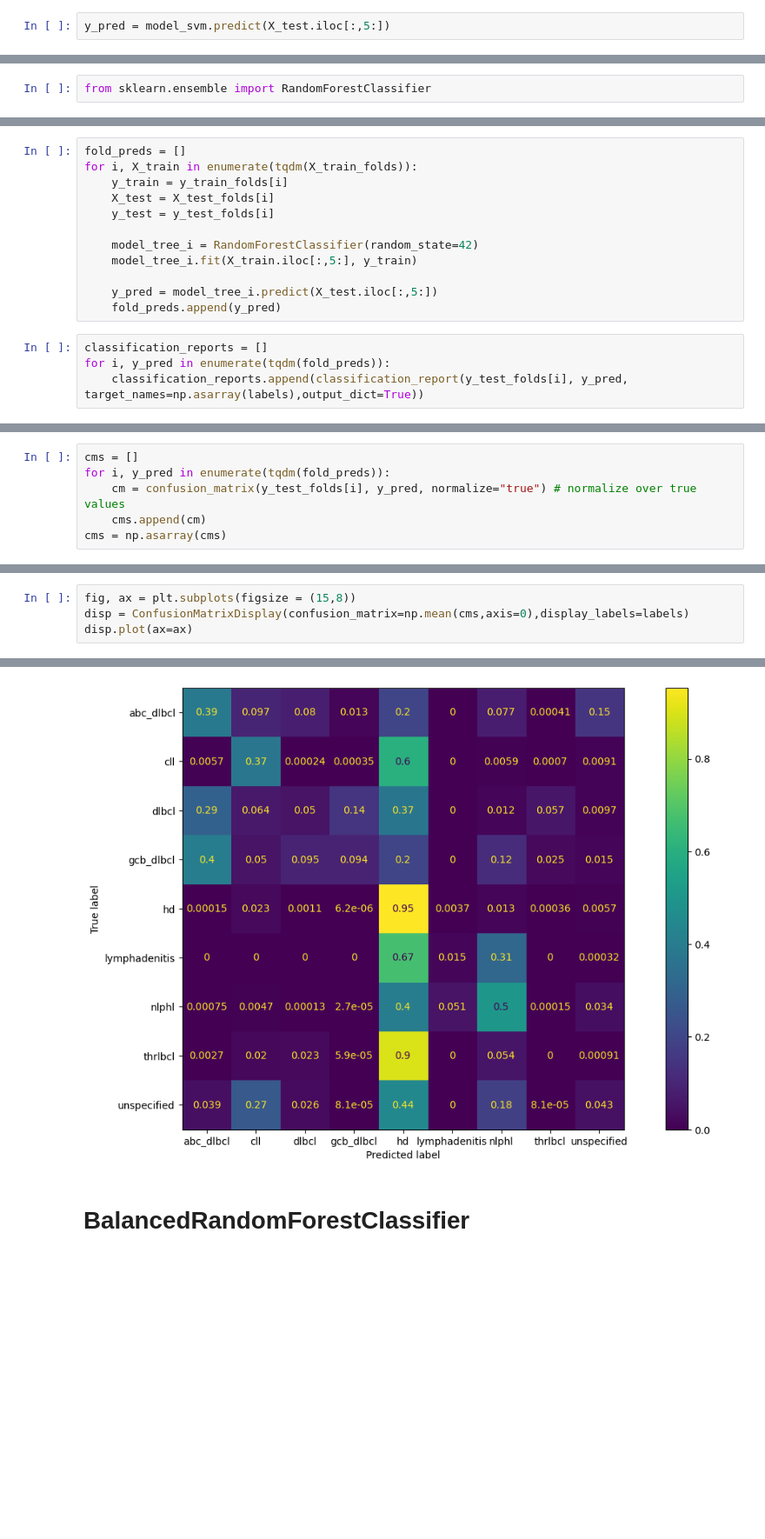
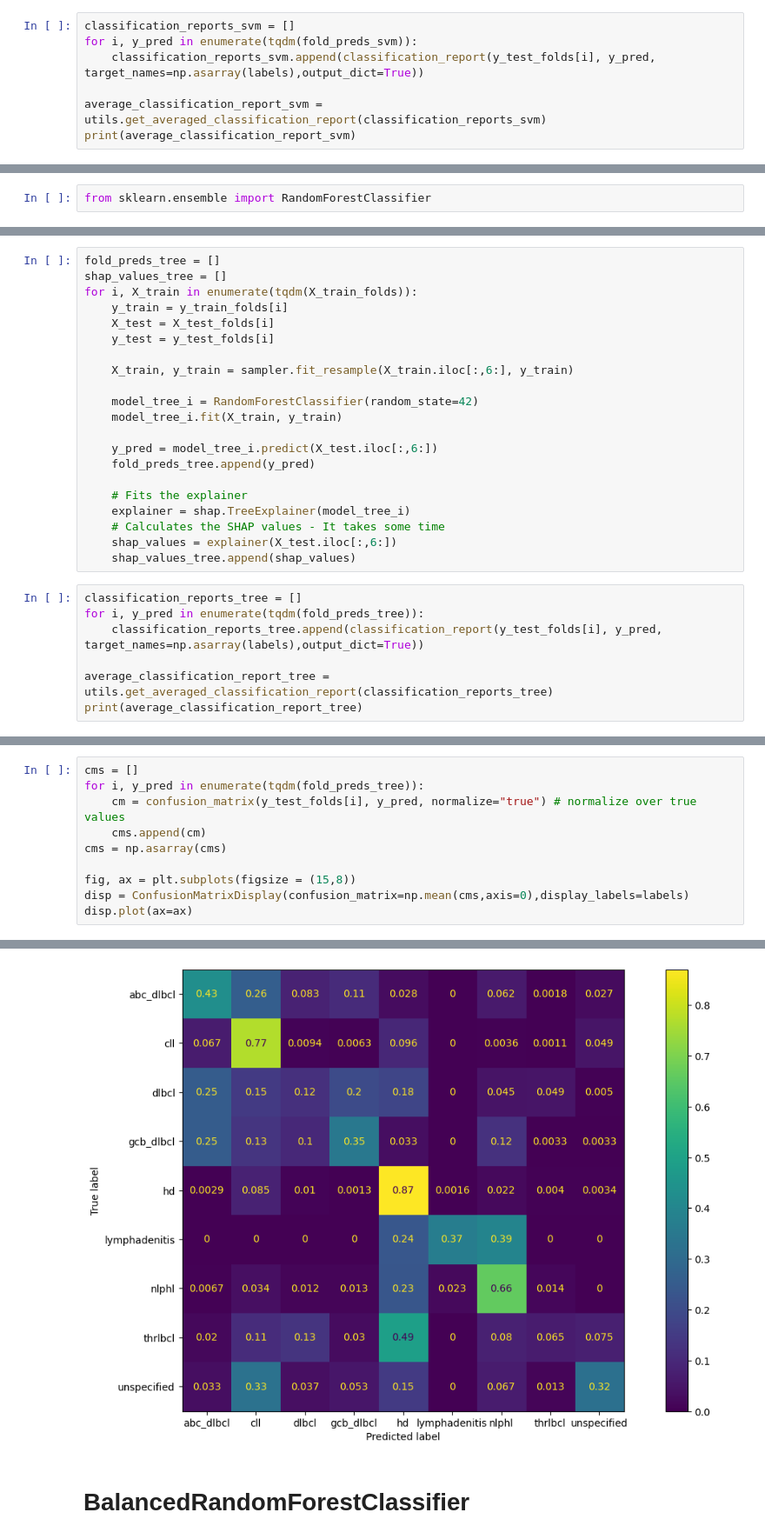
Before and after one commit to paulovic96/immusign, a Jupyter notebook: immusign_data_analysis.ipynb, the cells around one changed output, grey strips where cells are left out. Shown at 87% size. Cells and saved outputs as stored; diff of their text form; blank space fills up the shorter version.

```diff
--- a/immusign_data_analysis.ipynb
+++ b/immusign_data_analysis.ipynb
@@ -610,2 +749,7 @@ SVC(max_iter=500)
 # %%
-y_pred = model_svm.predict(X_test.iloc[:,5:])
+classification_reports_svm = []
+for i, y_pred in enumerate(tqdm(fold_preds_svm)):
+    classification_reports_svm.append(classification_report(y_test_folds[i], y_pred, target_names=np.asarray(labels),output_dict=True))
+
+average_classification_report_svm = utils.get_averaged_classification_report(classification_reports_svm)
+print(average_classification_report_svm)
@@ -694,16 +789,28 @@ for i, train_fold in enumerate(tqdm(train_fold_patients)):
 # %%
-fold_preds = []
+fold_preds_tree = []
+shap_values_tree = []
 for i, X_train in enumerate(tqdm(X_train_folds)):
     y_train = y_train_folds[i]
     X_test = X_test_folds[i]
     y_test = y_test_folds[i]
 
+    X_train, y_train = sampler.fit_resample(X_train.iloc[:,6:], y_train)
+
     model_tree_i = RandomForestClassifier(random_state=42)
-    model_tree_i.fit(X_train.iloc[:,5:], y_train)
+    model_tree_i.fit(X_train, y_train)
 
-    y_pred = model_tree_i.predict(X_test.iloc[:,5:])
-    fold_preds.append(y_pred)
+    y_pred = model_tree_i.predict(X_test.iloc[:,6:])
+    fold_preds_tree.append(y_pred)
+
+    # Fits the explainer
+    explainer = shap.TreeExplainer(model_tree_i)
+    # Calculates the SHAP values - It takes some time
+    shap_values = explainer(X_test.iloc[:,6:])
+    shap_values_tree.append(shap_values)
 # %%
-classification_reports = []
-for i, y_pred in enumerate(tqdm(fold_preds)):
-    classification_reports.append(classification_report(y_test_folds[i], y_pred, target_names=np.asarray(labels),output_dict=True))
+classification_reports_tree = []
+for i, y_pred in enumerate(tqdm(fold_preds_tree)):
+    classification_reports_tree.append(classification_report(y_test_folds[i], y_pred, target_names=np.asarray(labels),output_dict=True))
+
+average_classification_report_tree = utils.get_averaged_classification_report(classification_reports_tree)
+print(average_classification_report_tree)
@@ -730,6 +835,0 @@ lymphadenitis       0.04      0.02      0.02  10196.31
-# %%
-cms = []
-for i, y_pred in enumerate(tqdm(fold_preds)):
-    cm = confusion_matrix(y_test_folds[i], y_pred, normalize="true") # normalize over true values
-    cms.append(cm)
-cms = np.asarray(cms)
@@ -740,10 +836,16 @@ cms.shape
 # %%
+cms = []
+for i, y_pred in enumerate(tqdm(fold_preds_tree)):
+    cm = confusion_matrix(y_test_folds[i], y_pred, normalize="true") # normalize over true values
+    cms.append(cm)
+cms = np.asarray(cms)
+
 fig, ax = plt.subplots(figsize = (15,8))
 disp = ConfusionMatrixDisplay(confusion_matrix=np.mean(cms,axis=0),display_labels=labels)
 disp.plot(ax=ax)
 # %% [output]
 <sklearn.metrics._plot.confusion_matrix.ConfusionMatrixDisplay at 0x...>
-[figure, old version]
+[figure, new version]
 # %% [markdown]
 # BalancedRandomForestClassifier
 # %%
```
Also changed, not shown: parts of 71 cells of this notebook.
